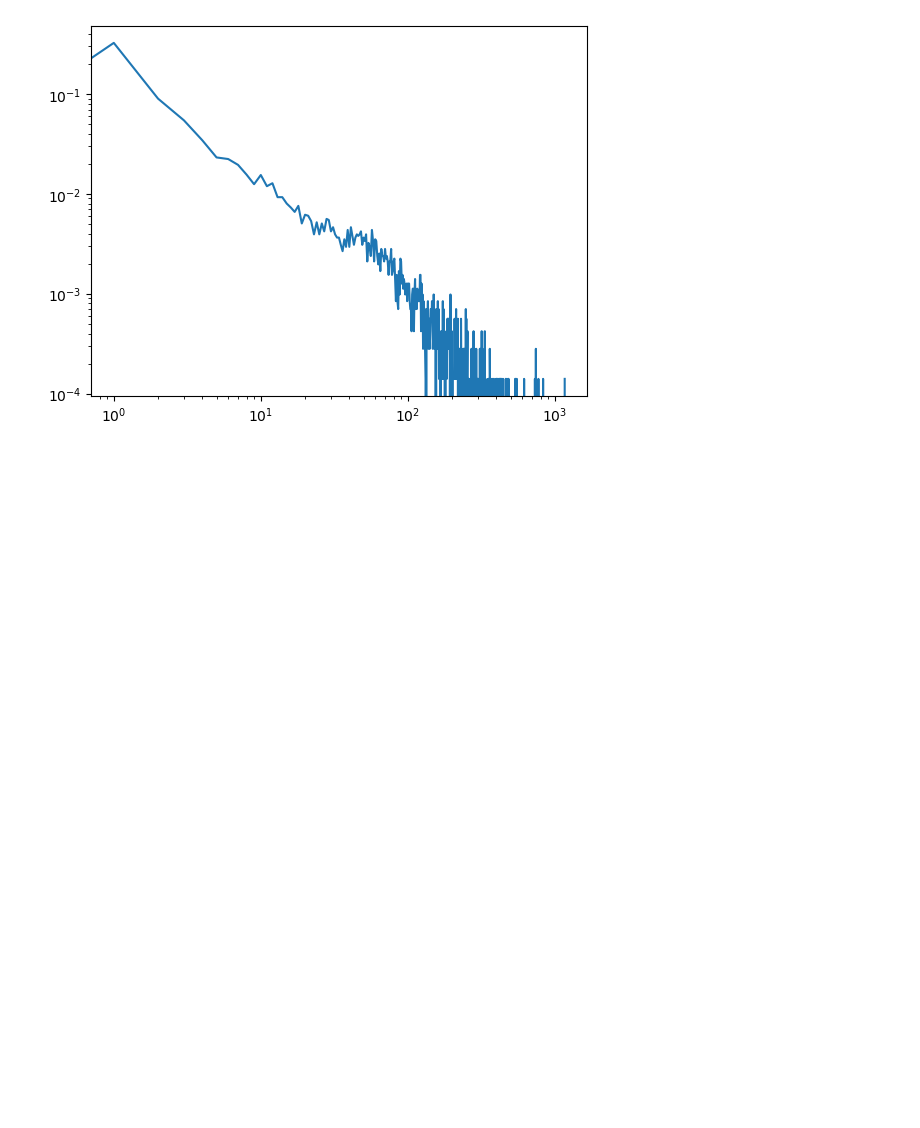
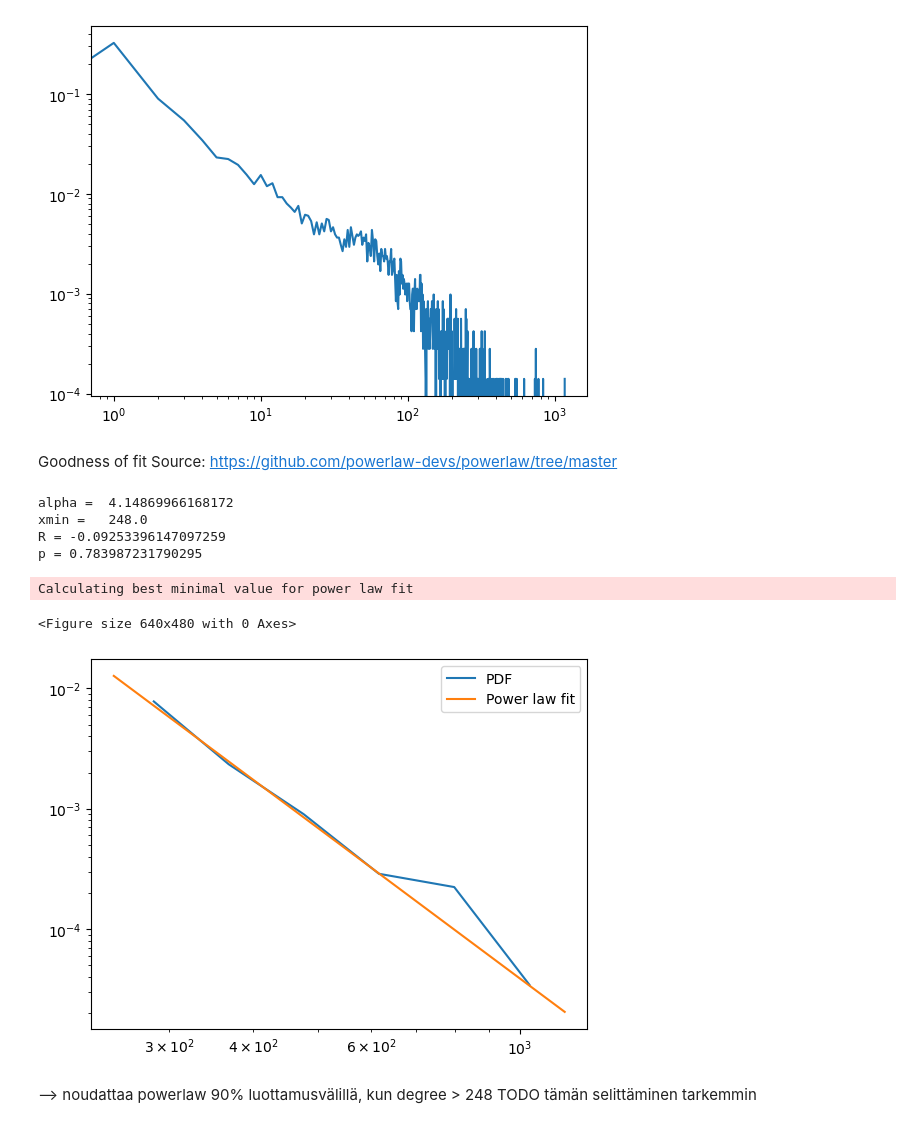
Before and after one commit to JereMakkonen/wikipedia-vote-link-prediction, a Jupyter notebook: project17.ipynb, the cells around one changed output. Cells and saved outputs as stored; diff of their text form; code cells hidden in the pictures; blank space fills up the shorter version.

Commit message:
task 3:  goodness of fit done

```diff
--- a/project17.ipynb
+++ b/project17.ipynb
@@ -112,8 +113,40 @@ plt.show()
 # %% [output]
 <Figure size 640x480 with 0 Axes>
 [figure]
+# %% [markdown]
+Goodness of fit
+Source: https://github.com/powerlaw-devs/powerlaw/tree/master
 # %%
-# goodness of fit using powerlaw
+degrees = [d for n, d in G.degree()]
+
+fit = powerlaw.Fit(degrees)
+
+print("alpha = ", fit.power_law.alpha)
+print("xmin =  ", fit.power_law.xmin)
+
+R, p = fit.distribution_compare('power_law', 'lognormal')
+
+print("R =", R)
+print("p =", p)
 
 
-#TODO
+plt.clf()
+
+fig, ax = plt.subplots()
+
+fit.plot_pdf(ax=ax, label='PDF')
+fit.power_law.plot_pdf(ax=ax, label='Power law fit')
+
+plt.legend()
+plt.show()
+# %% [output]
+alpha =  4.14869966168172
+xmin =   248.0
+R = -0.09253396147097259
+p = 0.783987231790295
+Calculating best minimal value for power law fit
+<Figure size 640x480 with 0 Axes>
+[figure, added]
+# %% [markdown]
+--> noudattaa powerlaw 90% luottamusvälillä, kun degree > 248
+TODO tämän selittäminen tarkemmin
```
Also changed, not shown: parts of 1 cell of this notebook, 1 other file.
